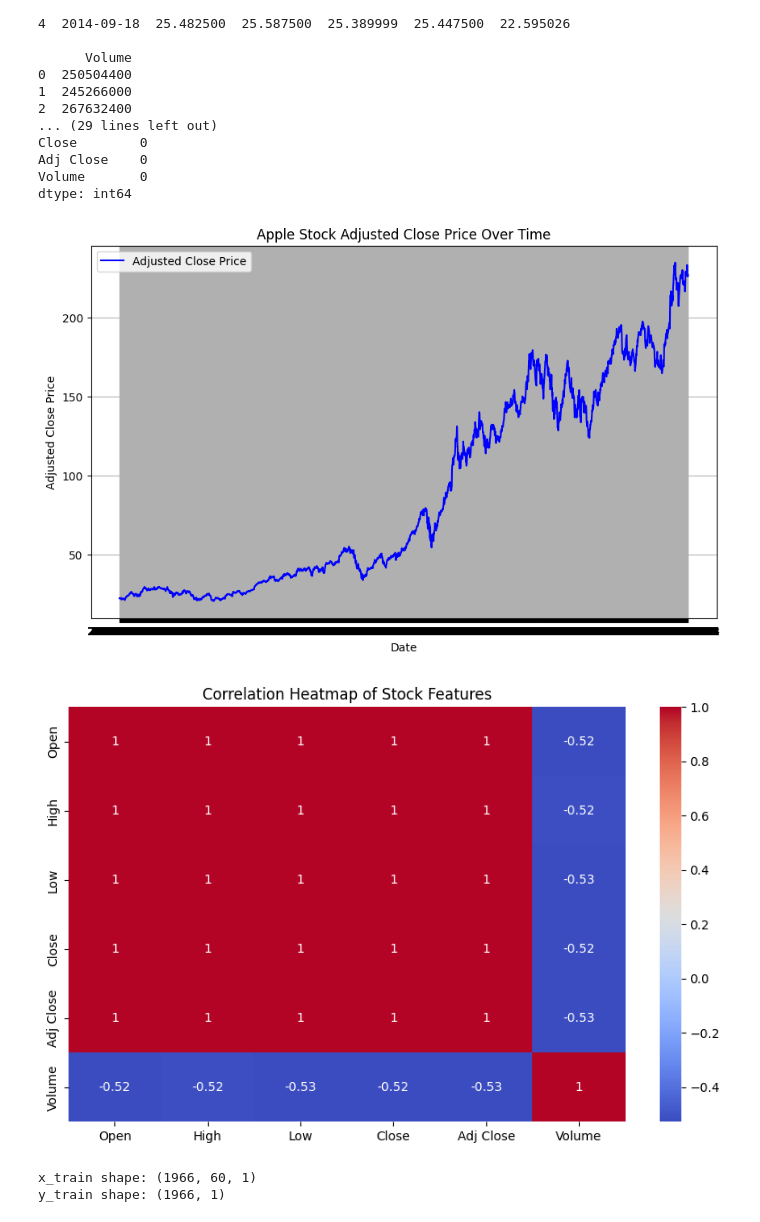
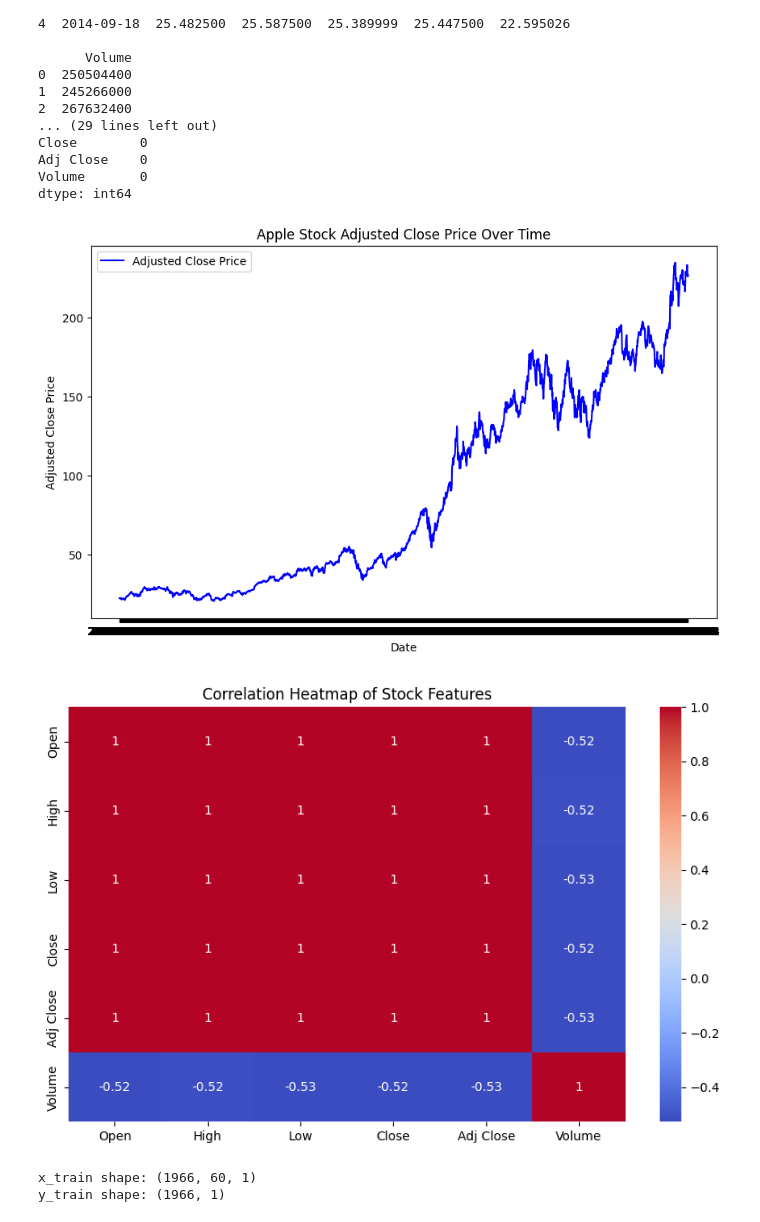
Before and after one commit to 345668/MLOPS--INT-STOCK-Prediction, a Jupyter notebook: notebooks/Stocks_Investigations_MLOpsTraining_AleksandraRancic_Dataset&MLModel.ipynb, the cells around one changed output. Cells and saved outputs as stored; diff of their text form; code cells hidden in the pictures.

```diff
--- a/notebooks/Stocks_Investigations_MLOpsTraining_AleksandraRancic_Dataset&MLModel.ipynb
+++ b/notebooks/Stocks_Investigations_MLOpsTraining_AleksandraRancic_Dataset&MLModel.ipynb
@@ -194,26 +199,28 @@ Adj Close    0
 Volume       0
 dtype: int64
 # %%
+import matplotlib.pyplot as plt
+import seaborn as sns
+
 def visualize_data(df):
     plt.figure(figsize = (10, 6))
     plt.plot(df['Date'], df['Adj Close'], label = "Adjusted Close Price", color = 'blue')
     plt.title('Apple Stock Adjusted Close Price Over Time')
     plt.xlabel('Date')
     plt.ylabel('Adjusted Close Price')
     plt.legend()
-    plt.grid(True)
     plt.show();
 
     numeric_df = df.drop(columns = ['Date'])
 
     plt.figure(figsize = (10, 6))
     sns.heatmap(numeric_df.corr(), annot = True, cmap = 'coolwarm')
     plt.title('Correlation Heatmap of Stock Features')
     plt.show();
 
 visualize_data(df)
 # %% [output]
-[figure, old version]
+[figure, new version]
 [figure]
 # %%
 sequence_length = 60
```
Also changed, not shown: parts of 4 cells of this notebook.
